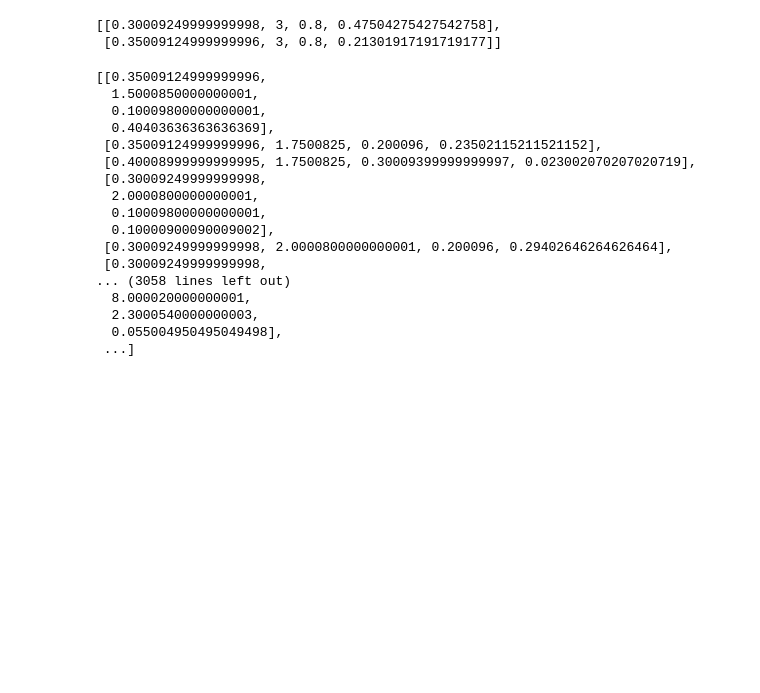
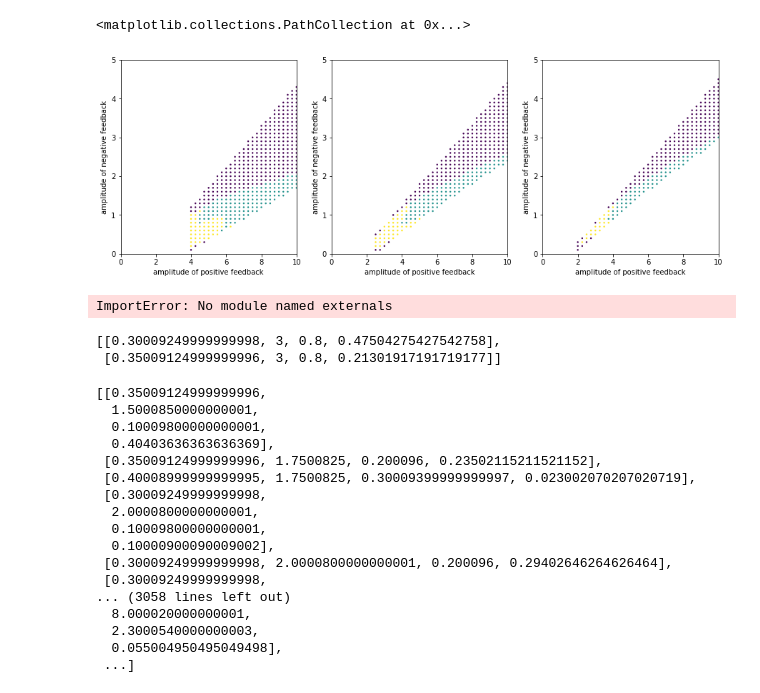
Before and after one commit to baixue0042/pde2d_java, a Jupyter notebook: analysis.ipynb, the cells around one changed output. Cells and saved outputs as stored; diff of their text form; code cells hidden in the pictures; blank space fills up the shorter version.

```diff
--- a/analysis.ipynb
+++ b/analysis.ipynb
@@ -55,3 +58,8 @@ def find_k0_range():
             if (ncA[index2[0]]>0):
                 info.append([k0,k1,k2,A[index[1]]-A[index[0]]])
     return info
+# %%
+with open(os.path.expanduser("~/Documents/data_working/pde/")+'classified.txt') as f:
+    info = f.readlines()
+info = np.array([[float(e) for e in line.strip("\n").split(",")] for line in info])
+info
@@ -57,0 +74,3 @@ def find_k0_range():
+# %%
+k0_levels = np.unique(info[:,0])
+k0_levels.sort()
@@ -58,3 +112,32 @@ def find_k0_range():
+# %%
+fig=plt.figure(figsize=(15,5))
+plt.subplot(131,xlim=[0,10],ylim=[0,5],xlabel="amplitude of positive feedback",ylabel="amplitude of negative feedback")
+mask=(info[:,0]==k0_levels[1])
+plt.scatter(info[mask,1],info[mask,2],c=info[mask,3],s=2)
+
+plt.subplot(132,xlim=[0,10],ylim=[0,5],xlabel="amplitude of positive feedback",ylabel="amplitude of negative feedback")
+mask=(info[:,0]==k0_levels[2])
+plt.scatter(info[mask,1],info[mask,2],c=info[mask,3],s=2)
+
+plt.subplot(133,xlim=[0,10],ylim=[0,5],xlabel="amplitude of positive feedback",ylabel="amplitude of negative feedback")
+mask=(info[:,0]==k0_levels[3])
+plt.scatter(info[mask,1],info[mask,2],c=info[mask,3],s=2)
+# %% [output]
+<matplotlib.collections.PathCollection at 0x...>
+[figure, added]
+# %%
+from mpl_toolkits.mplot3d import Axes3D
+fig = plt.figure(figsize=(12,6))
+
+ax = fig.add_subplot(111, projection='3d')
+ax.set_xlabel('k1')
+ax.set_ylabel('k2')
+ax.set_zlabel('k0')
+
+
+ax.scatter(info[:,1],info[:,2],info[:,0],c=info[:,3])
+# %% [output]
+ImportError: No module named externals
 # %%
 k3=0.1;k4=0.01;k5=1;
 Nk0=81
```
Also changed, not shown: parts of 4 cells of this notebook, 3 other files.
